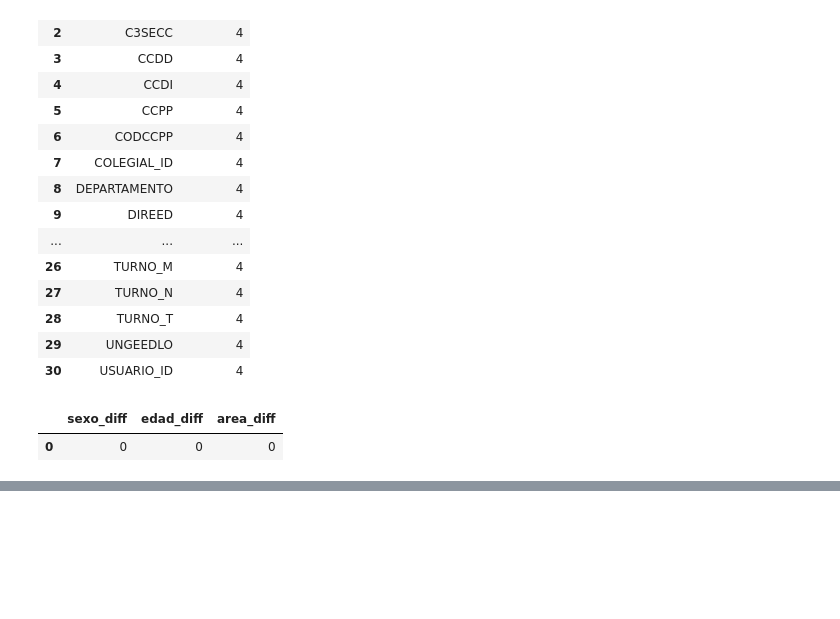
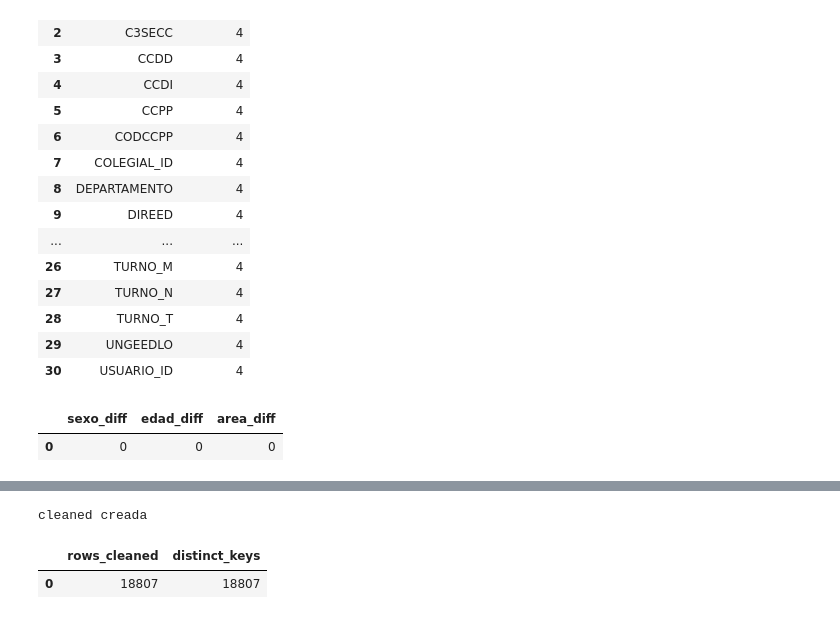
Before and after one commit to ascordero001-cell/enares-2024-crs04-ml, a Jupyter notebook: notebooks/03_limpieza/ENARES_2024_CRS04_STAGE03_NB01_VALIDACION_SETUP.ipynb, the cells around one changed output, grey strips where cells are left out. Drawn from its saved outputs; the diff is of its cells as text; code cells hidden in the pictures; blank space fills up the shorter version.

```diff
--- a/notebooks/03_limpieza/ENARES_2024_CRS04_STAGE03_NB01_VALIDACION_SETUP.ipynb
+++ b/notebooks/03_limpieza/ENARES_2024_CRS04_STAGE03_NB01_VALIDACION_SETUP.ipynb
@@ -93,0 +172,17 @@ client.query(check_sql).result().to_dataframe()
+# %%
+client.query(cleaned_sql).result()
+print("cleaned creada")
+# %% [output]
+cleaned creada
+# %%
+cleaned_check = client.query(f"""
+SELECT
+    COUNT(*) AS rows_cleaned,
+    COUNT(DISTINCT CONCAT(CAST(ID AS STRING),'||',CAST(COLEGIAL_ID AS STRING))) AS distinct_keys
+FROM `{PROJECT_ID}.enares2024_crs04_cleaned.cleaned_crs04_merged_adolescents`
+""").result().to_dataframe()
+
+display(cleaned_check)
+# %% [output]
+|  | rows_cleaned | distinct_keys |
+| 0 | 18807 | 18807 |
```
Also changed, not shown: parts of 6 cells of this notebook.
